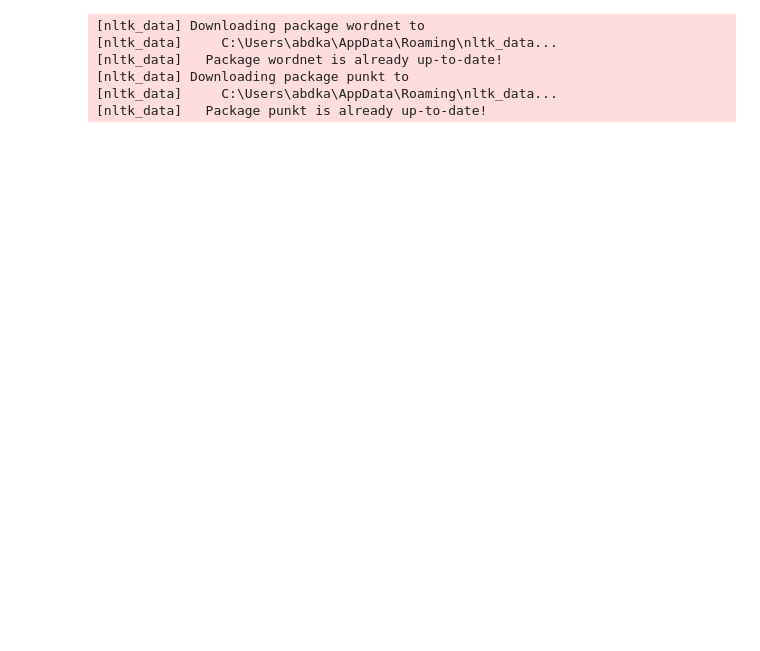
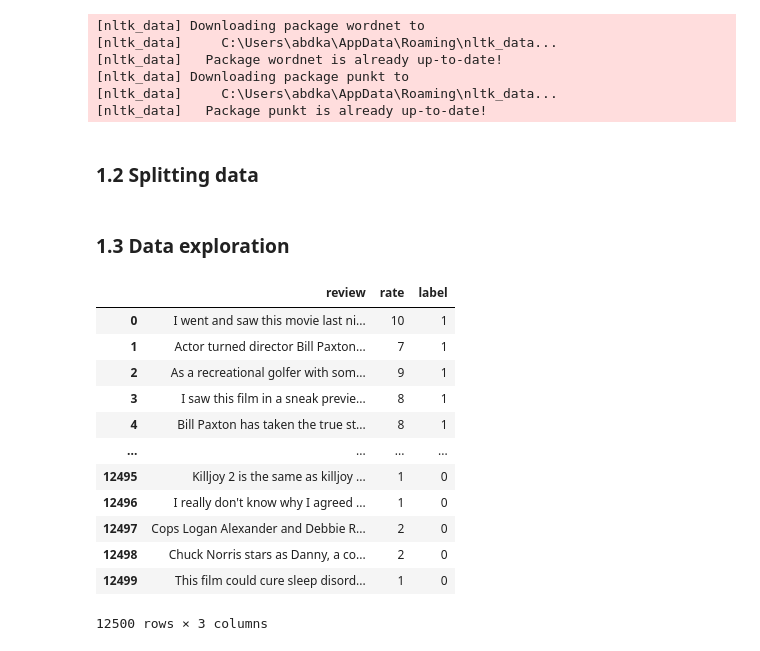
Before and after one commit to STProgrammer/GA-classification, a Jupyter notebook: GA-text-classification.ipynb, the cells around one changed output. Drawn from its saved outputs; the diff is of its cells as text; code cells hidden in the pictures; blank space fills up the shorter version.

```diff
--- a/GA-text-classification.ipynb
+++ b/GA-text-classification.ipynb
@@ -64,12 +68,40 @@ labels_test_neg = [np.array([0, 1])] * len(reviews_test_neg)
+# %% [markdown]
+### 1.2 Splitting data
 # %%
 # Putting all into two Pandas dataframes - training set and testing set
 train_set = pd.DataFrame()
 test_set = pd.DataFrame()
+valid_set = pd.DataFrame()
 
 train_set['review'] = reviews_train_pos + reviews_train_neg
 train_set['rate'] = rates_train_pos + rates_train_neg
 train_set['label'] = labels_train_pos + labels_train_neg
 
-test_set['review'] = reviews_test_pos + reviews_test_neg
-test_set['rate'] = rates_test_pos + rates_test_neg
-test_set['label'] = labels_test_pos + labels_test_neg
+negs_cut = int(len(labels_test_neg)/2)
+poss_cut = int(len(labels_test_pos)/2)
+
+test_set['review'] = reviews_test_pos[:poss_cut] + reviews_test_neg[:negs_cut]
+test_set['rate'] = rates_test_pos[:poss_cut] + rates_test_neg[:negs_cut]
+test_set['label'] = labels_test_pos[:poss_cut] + labels_test_neg[:negs_cut]
+
+valid_set['review'] = reviews_test_pos[poss_cut:] + reviews_test_neg[negs_cut:]
+valid_set['rate'] = rates_test_pos[poss_cut:] + rates_test_neg[negs_cut:]
+valid_set['label'] = labels_test_pos[poss_cut:] + labels_test_neg[negs_cut:]
+# %% [markdown]
+### 1.3 Data exploration
+# %%
+test_set
+# %% [output]
+|  | review | rate | label |
+| 0 | I went and saw this movie last ni... | 10 | 1 |
+| 1 | Actor turned director Bill Paxton... | 7 | 1 |
+| 2 | As a recreational golfer with som... | 9 | 1 |
+| 3 | I saw this film in a sneak previe... | 8 | 1 |
+| 4 | Bill Paxton has taken the true st... | 8 | 1 |
+| ... | ... | ... | ... |
+| 12495 | Killjoy 2 is the same as killjoy ... | 1 | 0 |
+| 12496 | I really don't know why I agreed ... | 1 | 0 |
+| 12497 | Cops Logan Alexander and Debbie R... | 2 | 0 |
+| 12498 | Chuck Norris stars as Danny, a co... | 2 | 0 |
+| 12499 | This film could cure sleep disord... | 1 | 0 |
+12500 rows × 3 columns
```
Also changed, not shown: parts of 40 cells of this notebook.
